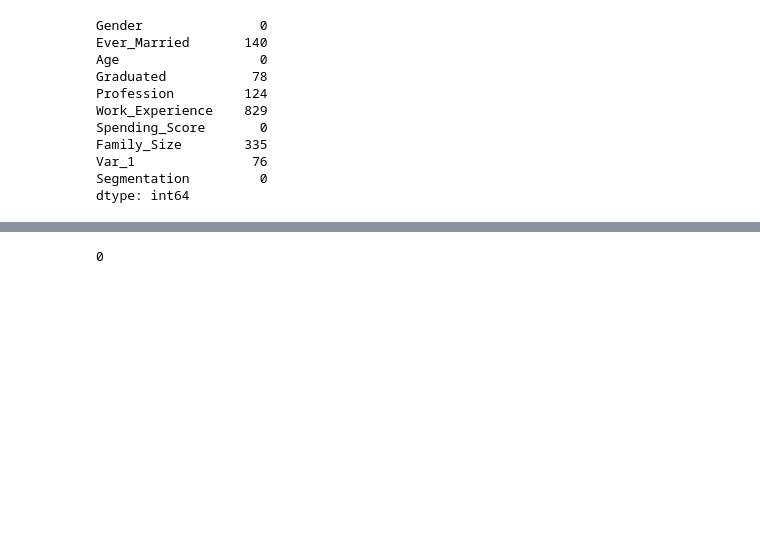
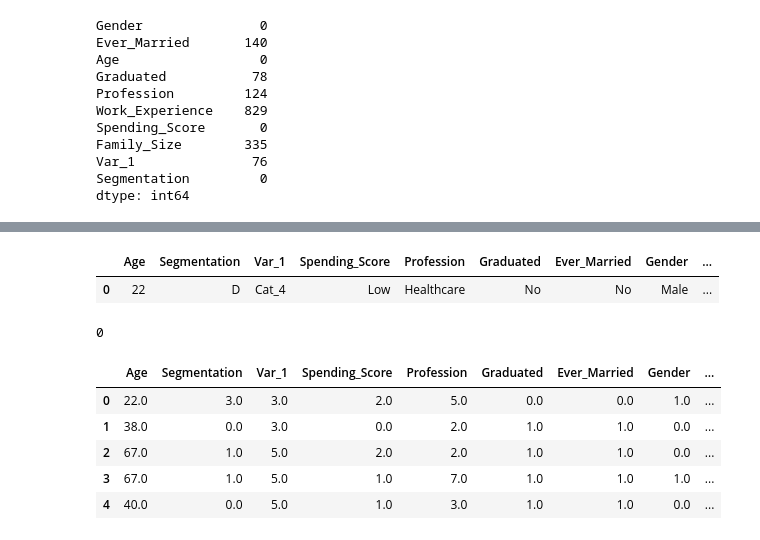
Before and after one commit to Mordyyy/Customer-Segmentation, a Jupyter notebook: Aroba18.ipynb, the cells around one changed output, grey strips where cells are left out. Cells and saved outputs as stored; diff of their text form; code cells hidden in the pictures; blank space fills up the shorter version.

```diff
--- a/Aroba18.ipynb
+++ b/Aroba18.ipynb
@@ -175,0 +181,5 @@ data = pd.DataFrame(scaler.fit_transform(data), columns = data.columns)
+# %%
+data.head(1)
+# %% [output]
+|  | Age | Segmentation | Var_1 | Spending_Score | Profession | Graduated | Ever_Married | Gender | ... |
+| 0 | 22 | D | Cat_4 | Low | Healthcare | No | No | Male | ... |
@@ -181,3 +197,12 @@ data = pd.DataFrame(imputer.fit_transform(data),columns = data.columns)
 data.isnull().values.sum()
 # %% [output]
 0
+# %%
+data.head(5)
+# %% [output]
+|  | Age | Segmentation | Var_1 | Spending_Score | Profession | Graduated | Ever_Married | Gender | ... |
+| 0 | 22.0 | 3.0 | 3.0 | 2.0 | 5.0 | 0.0 | 0.0 | 1.0 | ... |
+| 1 | 38.0 | 0.0 | 3.0 | 0.0 | 2.0 | 1.0 | 1.0 | 0.0 | ... |
+| 2 | 67.0 | 1.0 | 5.0 | 2.0 | 2.0 | 1.0 | 1.0 | 0.0 | ... |
+| 3 | 67.0 | 1.0 | 5.0 | 1.0 | 7.0 | 1.0 | 1.0 | 1.0 | ... |
+| 4 | 40.0 | 0.0 | 5.0 | 1.0 | 3.0 | 1.0 | 1.0 | 0.0 | ... |
```
Also changed, not shown: parts of 18 cells of this notebook.
